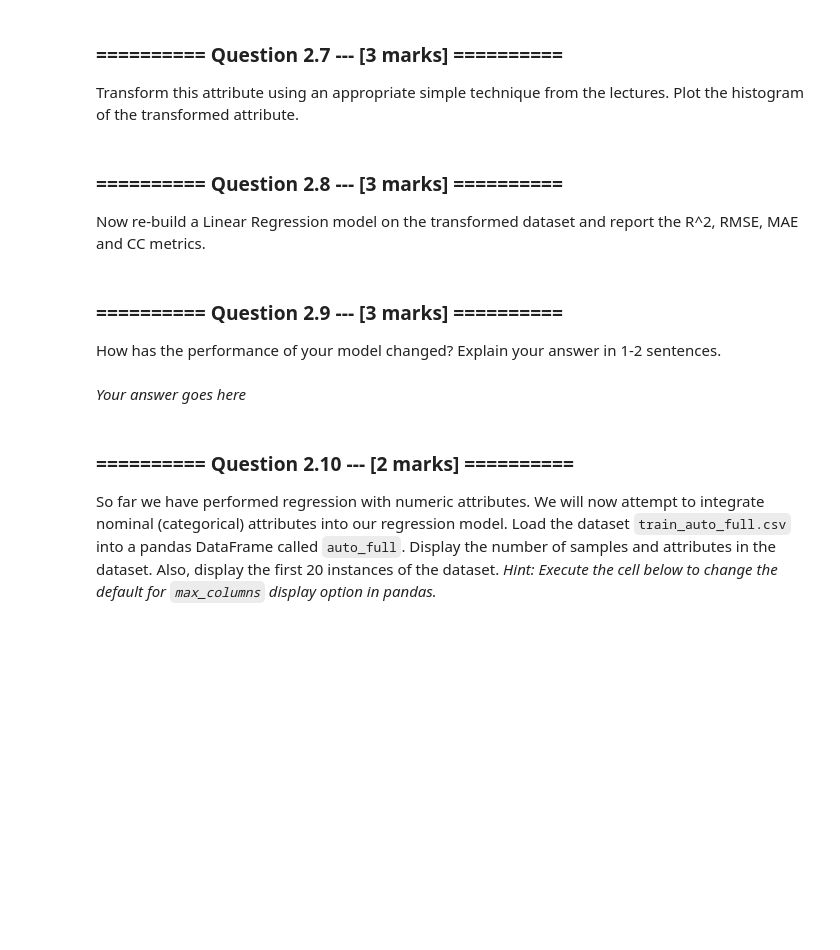
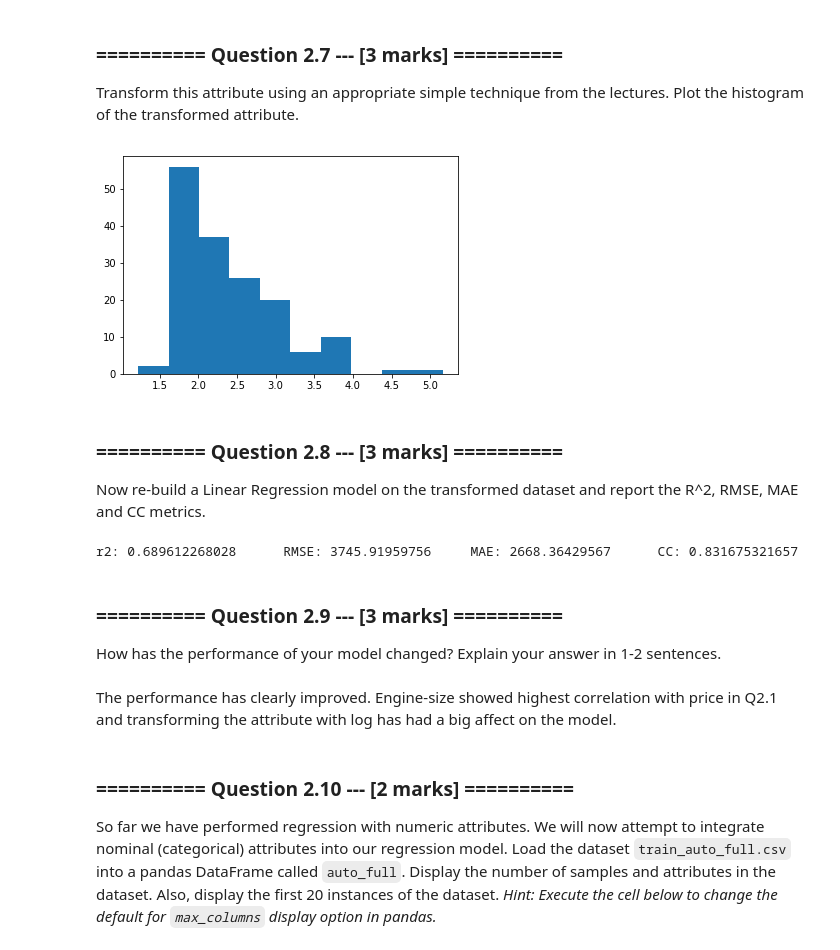
Before and after one commit to anirudhgangwal/IAML, a Jupyter notebook: 05_Assignment_2.ipynb, the cells around one changed output. Drawn from its saved outputs; the diff is of its cells as text; code cells hidden in the pictures; blank space fills up the shorter version.

```diff
--- a/05_Assignment_2.ipynb
+++ b/05_Assignment_2.ipynb
@@ -443,0 +496,7 @@ Transform this attribute using an appropriate simple technique from the lectures
+# %%
+engineSize = auto_numeric['engine-size']
+engineSize = np.log(engineSize)
+plt.hist(engineSize)
+plt.show()
+# %% [output]
+[figure, added]
@@ -449,8 +508,19 @@ Now re-build a Linear Regression model on the transformed dataset and report the
+# %%
+lr4 = LinearRegression()
+predicted4 = cross_val_predict(lr4,auto_numeric.drop('price',axis=1),auto_numeric['price'],cv=kf)
+
+r2 = r2_score(auto_numeric['price'], predicted4)
+rmse = np.sqrt(mean_squared_error(auto_numeric['price'], predicted4))
+mae = mean_absolute_error(auto_numeric['price'], predicted4)
+coeff = np.corrcoef(auto_numeric['price'],predicted4)[0,1]
+print("r2: {}\tRMSE: {}\tMAE: {}\tCC: {}".format(r2, rmse, mae, coeff))
+# %% [output]
+r2: 0.689612268028      RMSE: 3745.91959756     MAE: 2668.36429567      CC: 0.831675321657
 # %% [markdown]
 ### ========== Question 2.9 --- [3 marks] ==========
 How has the performance of your model changed? Explain your answer in 1-2 sentences.
-# %% [markdown]
-*Your answer goes here*
+# %% [markdown]
+The performance has clearly improved. Engine-size showed highest correlation with price in Q2.1 and transforming the attribute with log has had a big affect on the model.
 # %% [markdown]
 ### ========== Question 2.10 --- [2 marks] ==========
 So far we have performed regression with numeric attributes. We will now attempt to integrate nominal (categorical) attributes into our regression model.
```
Also changed, not shown: parts of 25 cells of this notebook.
